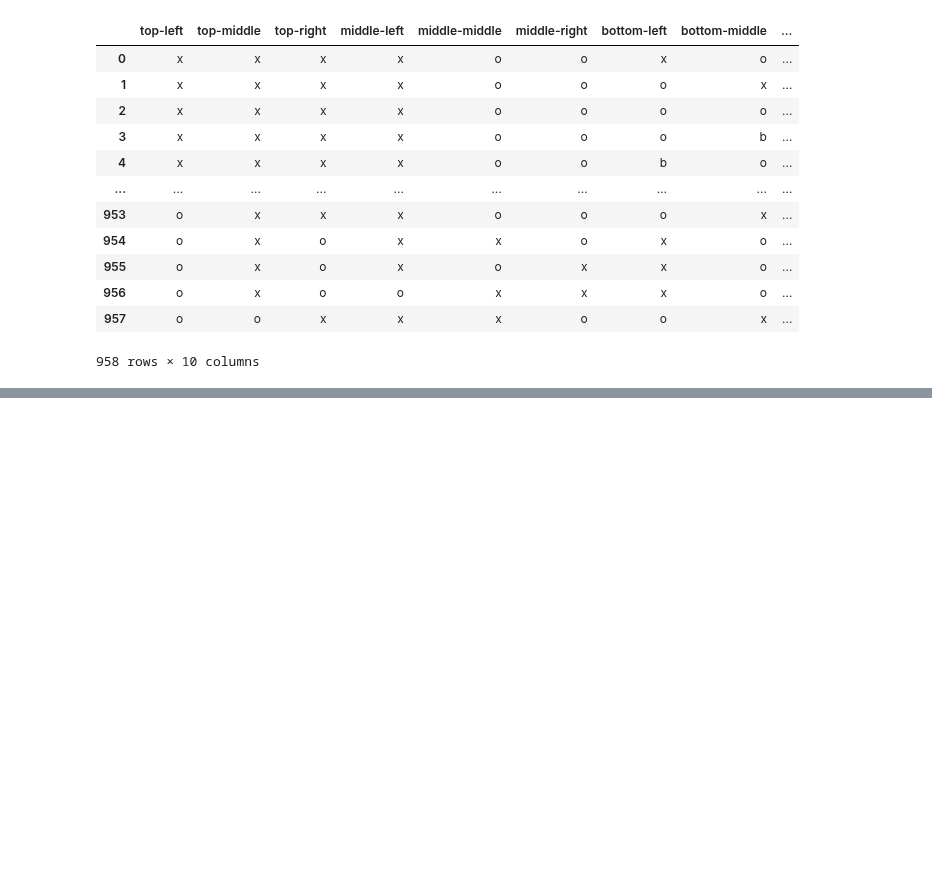
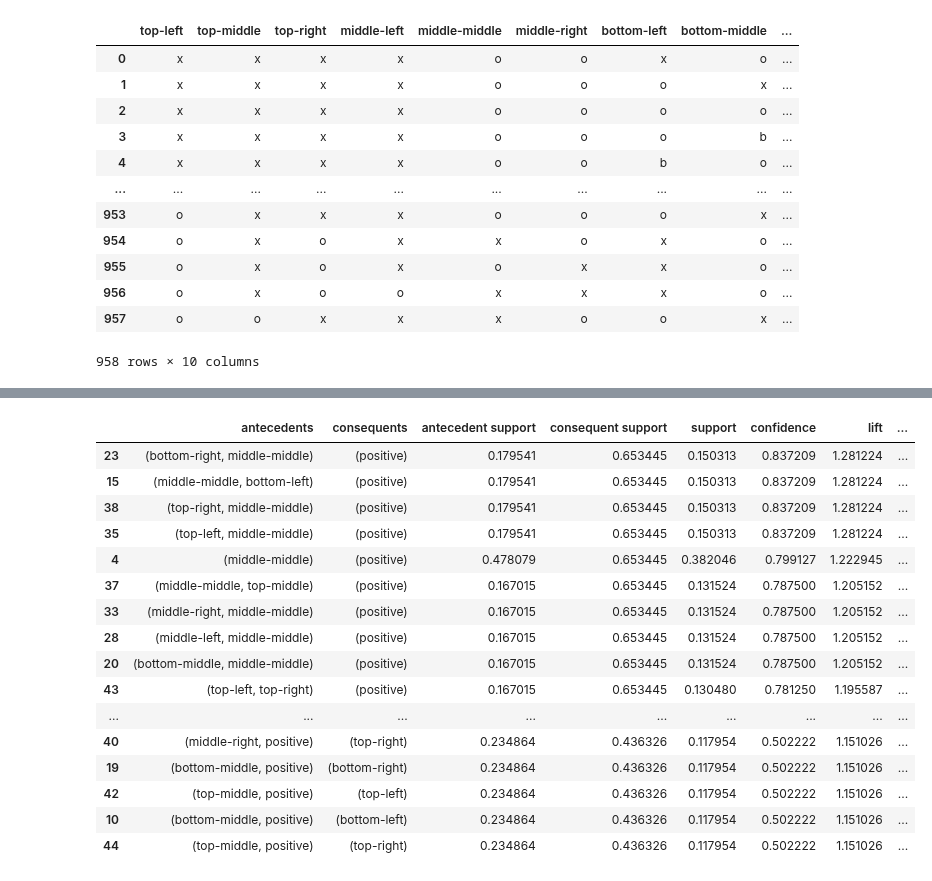
Before and after one commit to dougbrn/Towson, a Jupyter notebook: COSC757/assignment4/assignment4.ipynb, the cells around one changed output, grey strips where cells are left out. Saved outputs shown, nothing was run; the diff lists cells and outputs as text; code cells hidden in the pictures; blank space fills up the shorter version.

Commit message:
sort by confidence

```diff
--- a/COSC757/assignment4/assignment4.ipynb
+++ b/COSC757/assignment4/assignment4.ipynb
@@ -40,3 +40,14 @@ for game in ttt_df.iterrows():
         elif col[0] == 'Game Won by X':
             game_x_moves.append(game[1][col])
     x_moves.append(game_x_moves)
+# %%
+te = TransactionEncoder()
+te_ary = te.fit(x_moves).transform(x_moves)
+df = pd.DataFrame(te_ary, columns=te.columns_)
+
+#frequent_itemsets = fpgrowth(df, min_support=0.2, use_colnames=True)
+### alternatively:
+frequent_itemsets = apriori(df, min_support=0.1, use_colnames=True)
+#frequent_itemsets = fpmax(df, min_support=0.6, use_colnames=True)
+
+frequent_itemsets
@@ -42,0 +68,21 @@ for game in ttt_df.iterrows():
+# %%
+rules_df = association_rules(frequent_itemsets, metric="confidence", min_threshold=0.5)
+rules_df.sort_values("confidence",ascending=False)
+# %% [output]
+|  | antecedents | consequents | antecedent support | consequent support | support | confidence | lift | ... |
+| 23 | (bottom-right, middle-middle) | (positive) | 0.179541 | 0.653445 | 0.150313 | 0.837209 | 1.281224 | ... |
+| 15 | (middle-middle, bottom-left) | (positive) | 0.179541 | 0.653445 | 0.150313 | 0.837209 | 1.281224 | ... |
+| 38 | (top-right, middle-middle) | (positive) | 0.179541 | 0.653445 | 0.150313 | 0.837209 | 1.281224 | ... |
+| 35 | (top-left, middle-middle) | (positive) | 0.179541 | 0.653445 | 0.150313 | 0.837209 | 1.281224 | ... |
+| 4 | (middle-middle) | (positive) | 0.478079 | 0.653445 | 0.382046 | 0.799127 | 1.222945 | ... |
+| 37 | (middle-middle, top-middle) | (positive) | 0.167015 | 0.653445 | 0.131524 | 0.787500 | 1.205152 | ... |
+| 33 | (middle-right, middle-middle) | (positive) | 0.167015 | 0.653445 | 0.131524 | 0.787500 | 1.205152 | ... |
+| 28 | (middle-left, middle-middle) | (positive) | 0.167015 | 0.653445 | 0.131524 | 0.787500 | 1.205152 | ... |
+| 20 | (bottom-middle, middle-middle) | (positive) | 0.167015 | 0.653445 | 0.131524 | 0.787500 | 1.205152 | ... |
+| 43 | (top-left, top-right) | (positive) | 0.167015 | 0.653445 | 0.130480 | 0.781250 | 1.195587 | ... |
+| ... | ... | ... | ... | ... | ... | ... | ... | ... |
+| 40 | (middle-right, positive) | (top-right) | 0.234864 | 0.436326 | 0.117954 | 0.502222 | 1.151026 | ... |
+| 19 | (bottom-middle, positive) | (bottom-right) | 0.234864 | 0.436326 | 0.117954 | 0.502222 | 1.151026 | ... |
+| 42 | (top-middle, positive) | (top-left) | 0.234864 | 0.436326 | 0.117954 | 0.502222 | 1.151026 | ... |
+| 10 | (bottom-middle, positive) | (bottom-left) | 0.234864 | 0.436326 | 0.117954 | 0.502222 | 1.151026 | ... |
+| 44 | (top-middle, positive) | (top-right) | 0.234864 | 0.436326 | 0.117954 | 0.502222 | 1.151026 | ... |
```
Also changed, not shown: parts of 2 cells of this notebook.
